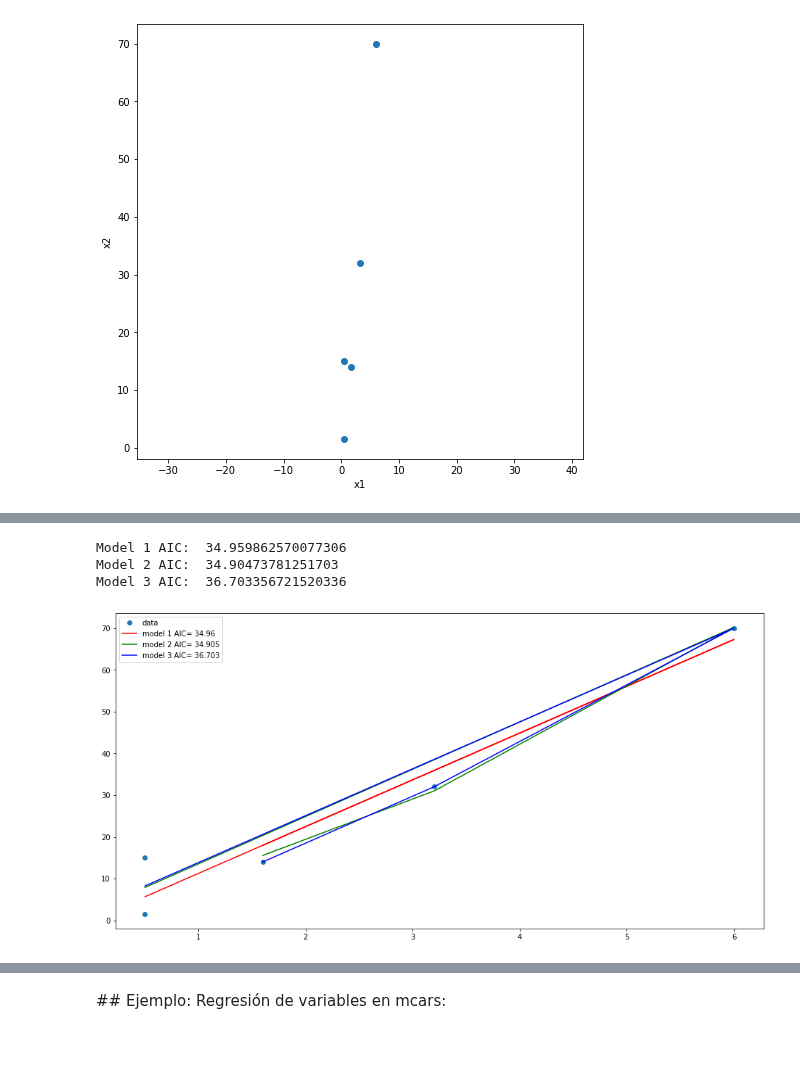
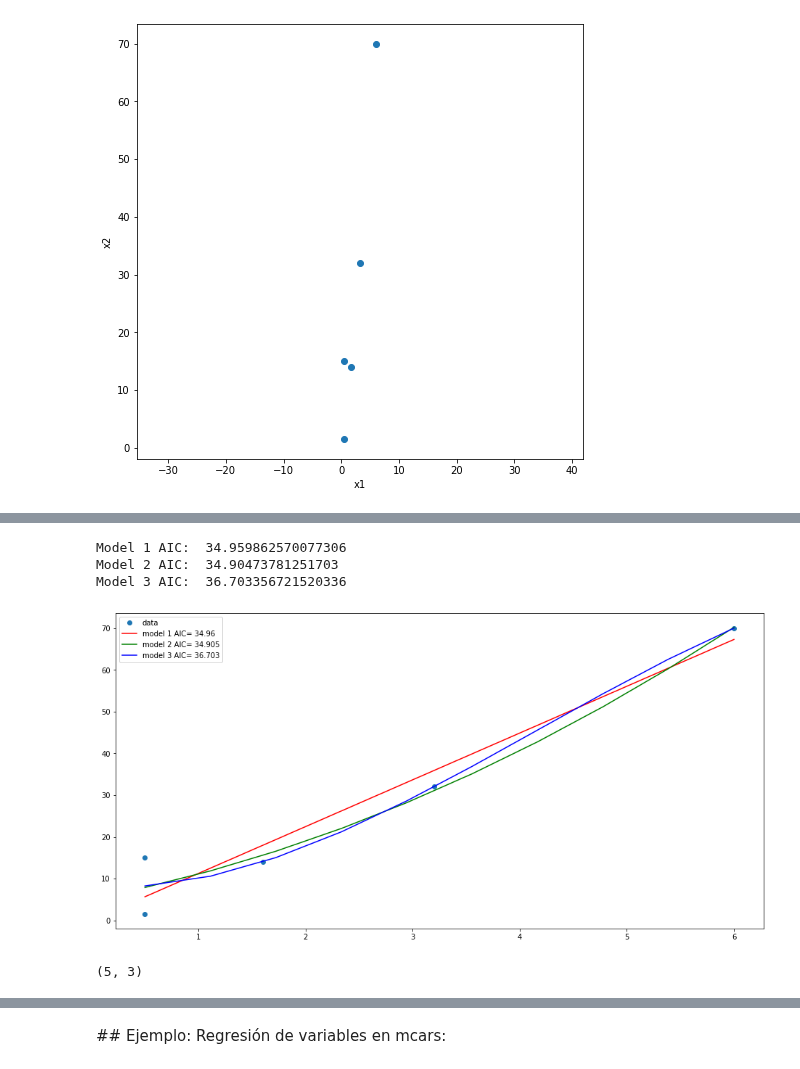
Before and after one commit to raulbenitez/postgrau_IML_exploratory, a Jupyter notebook: EXPLORATORY/regresion_univariada_modelos.ipynb, the cells around one changed output, grey strips where cells are left out. Saved outputs shown, nothing was run; the diff lists cells and outputs as text; code cells hidden in the pictures.

```diff
--- a/EXPLORATORY/regresion_univariada_modelos.ipynb
+++ b/EXPLORATORY/regresion_univariada_modelos.ipynb
@@ -25,14 +75,20 @@ y = D[:,1]
 
 X = sm.add_constant(x) # adds a first column to add an intercept (beta_0) to our model
 model = sm.OLS(y, X)
-results = model.fit()
+model = model.fit()
 print(results.summary())
 print('Parameters: ', results.params)
 print('R2: ', results.rsquared)
 
+# Model predictions:
+x_pred = np.linspace(x.min(),x.max(),10)
+X_pred = sm.add_constant(x_pred) # adds a first column to add an intercept (beta_0) to our model
+
+y_pred = model.predict(X_pred)
+
 fig, ax = plt.subplots(figsize=(8,6))
 ax.plot(x, y, 'o', label="data")
-ax.plot(x, results.fittedvalues, 'b-', label="OLS")
+ax.plot(x_pred, y_pred, 'b-', label="OLS")
 ax.legend(loc='best');
 # %% [output]
                             OLS Regression Results
@@ -58,31 +120,51 @@ R2:  0.9495421289554637
 # %%
+x = D[:,0]
+y = D[:,1]
+
+# Modelo 1 (Lineal): y = a*x + b
 model1 = sm.OLS(y, X)
-results1 = model1.fit()
+model1 = model1.fit()
 
+# Modelo 2 (Cuadrático): y = a*x^2 + b*x + c
 X2 = np.column_stack((x, x**2))
 X2 = sm.add_constant(X2) # adds a first column with ones
 model2 = sm.OLS(y, X2)
-results2 = model2.fit()
+model2 = model2.fit()
 
+# Modelo 2 (Orden 3):  y = a*x^3 + b*x^3 + c*x + d
 X3 = np.column_stack((x, x**2, x**3))
 X3 = sm.add_constant(X3) # adds a first column with ones
 model3 = sm.OLS(y, X3)
-results3 = model3.fit()
+model3 = model3.fit()
 
 print('Model 1 AIC: ',results1.aic)
 print('Model 2 AIC: ',results2.aic)
 print('Model 3 AIC: ',results3.aic)
 
+x_predict = np.linspace(x.min(),x.max(),10)
+X_pred = sm.add_constant(x_predict) # adds a first column to add an intercept (beta_0) to our model
+X2_pred = np.column_stack((x_predict, x_predict**2))
+X2_pred = sm.add_constant(X2_pred) # adds a first column to add an intercept (beta_0) to our model
+X3_pred = np.column_stack((x_predict, x_predict**2,x_predict**3))
+X3_pred = sm.add_constant(X3_pred) # adds a first column to add an intercept (beta_0) to our model
+
+y1_predict = model1.predict(X_pred)
+y2_predict = model2.predict(X2_pred)
+y3_predict = model3.predict(X3_pred)
 
 fig, ax = plt.subplots(figsize=(16,8))
 ax.plot(x, y, 'o', label="data")
-ax.plot(x, results1.fittedvalues, 'r-', label="model 1 AIC= {:.5}".format(results1.aic))
-ax.plot(x, results2.fittedvalues, 'g-', label="model 2 AIC= {:.5}".format(results2.aic))
-ax.plot(x, results3.fittedvalues, 'b-', label="model 3 AIC= {:.5}".format(results3.aic))
+ax.plot(x_predict, y1_predict, 'r-', label="model 1 AIC= {:.5}".format(model1.aic))
+ax.plot(x_predict, y2_predict, 'g-', label="model 2 AIC= {:.5}".format(model2.aic))
+ax.plot(x_predict, y3_predict, 'b-', label="model 3 AIC= {:.5}".format(model3.aic))
 ax.legend()
 plt.show()
 # %% [output]
 Model 1 AIC:  34.959862570077306
 Model 2 AIC:  34.90473781251703
 Model 3 AIC:  36.703356721520336
-[figure, old version]
+[figure, new version]
+# %%
+X2.shape
+# %% [output]
+(5, 3)
```
Also changed, not shown: parts of 12 cells of this notebook.
